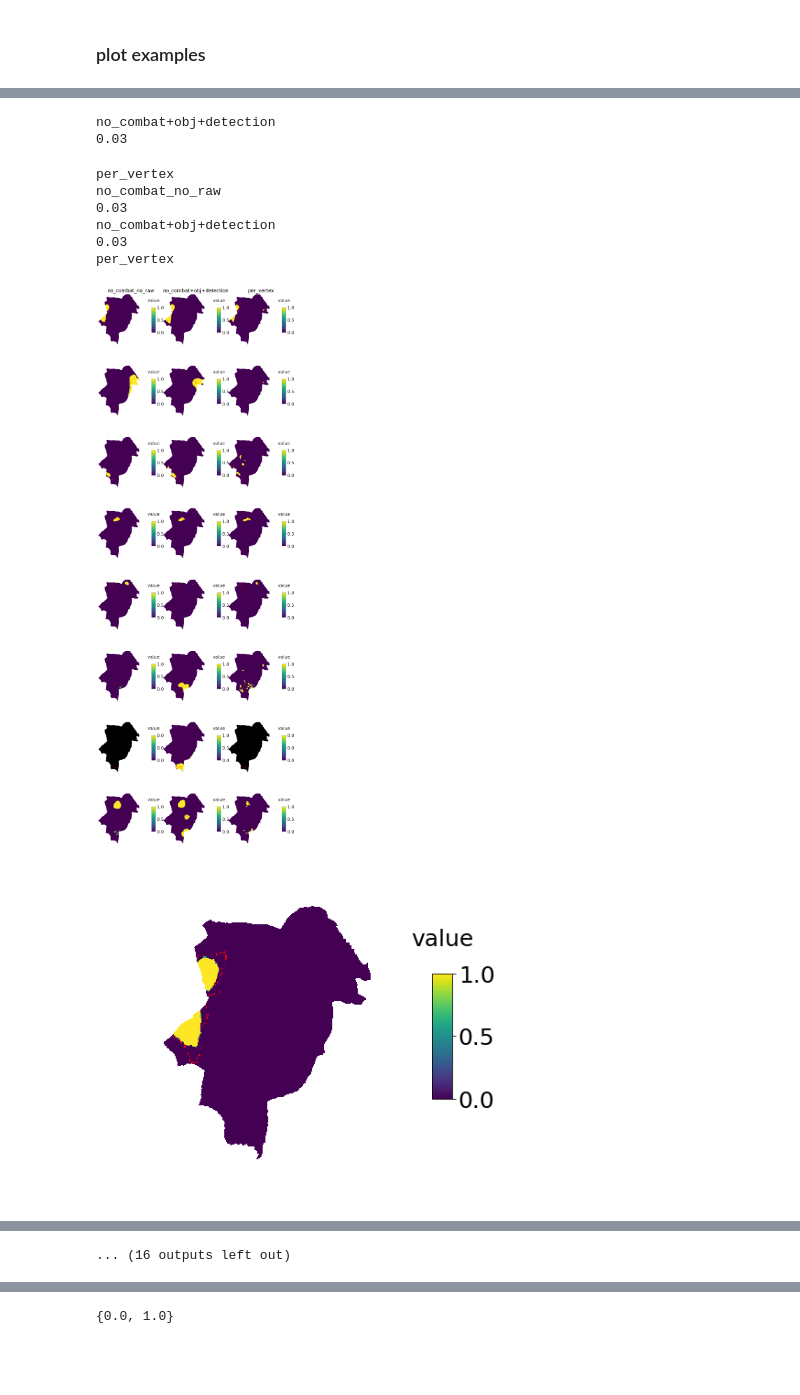
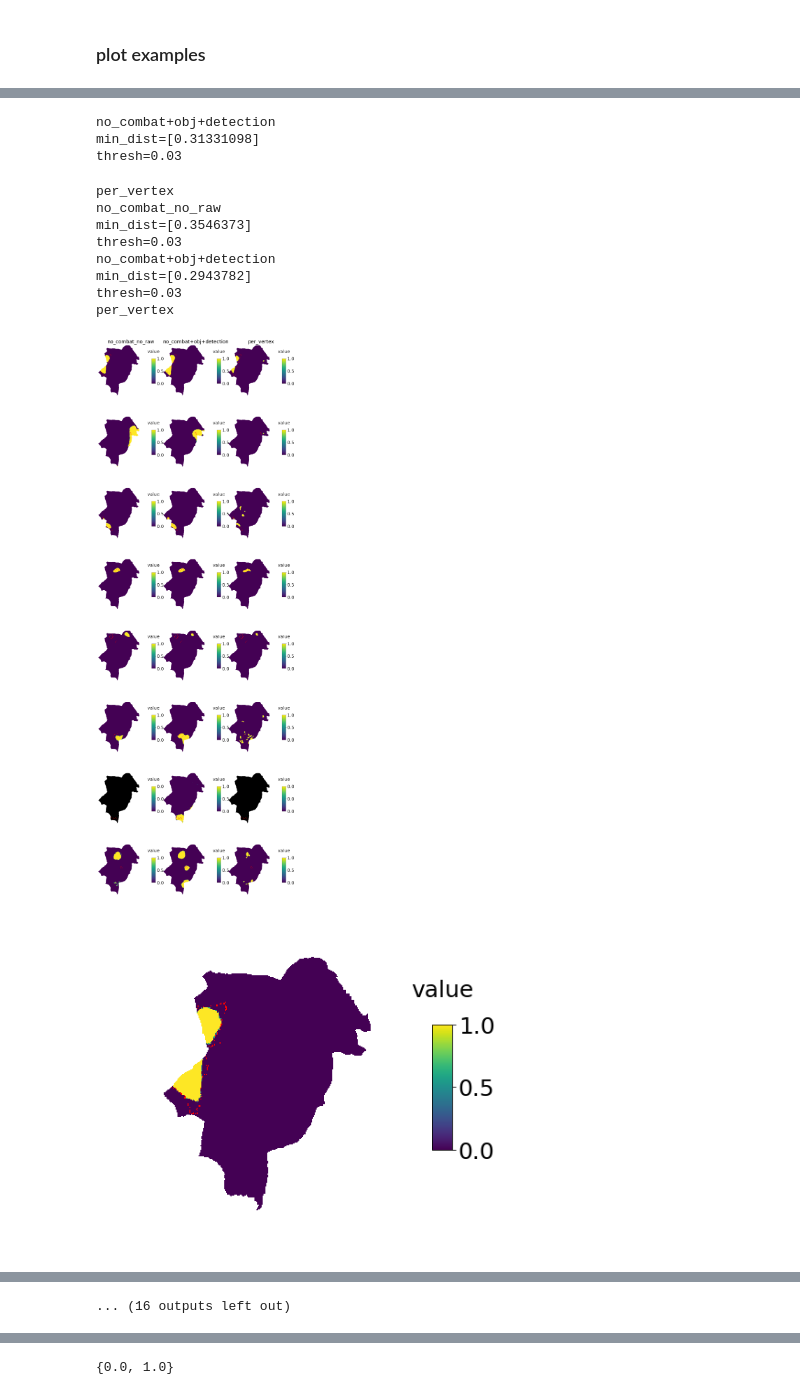
Before and after one commit to MELDProject/meld_graph, a Jupyter notebook: notebooks/analyse_predictions_size_trainval.ipynb, the cells around one changed output, grey strips where cells are left out. Drawn from its saved outputs; the diff is of its cells as text; code cells hidden in the pictures; blank space fills up the shorter version.

```diff
--- a/notebooks/analyse_predictions_size_trainval.ipynb
+++ b/notebooks/analyse_predictions_size_trainval.ipynb
@@ -112,8 +112,8 @@ def sigmoid(x, k=2, m=0.5, ymin=0.03, ymax=0.5):
 import pandas as pd
 
 #parameters for graph
-threshold_value = 0.03
-# threshold_value = 'sigmoid'
+# threshold_value = 0.03
+threshold_value = 'sigmoid'
 min_area_threshold=0
 print(threshold_value)
 
@@ -199,7 +199,7 @@ for si,subj in enumerate(subjects):
             #get sigmoid threshold
             if threshold_value == 'sigmoid':
                 min_dist = np.array([dist.min()])
-                threshold = sigmoid(np.array(min_dist), k=1, m=0.05, ymax=0.5)[0]
+                threshold = sigmoid(np.array(min_dist), k=1, m=0.05, ymax=0.4)[0]
             else:
                 threshold = threshold_value
             values['threshold']=threshold
@@ -438,7 +438,7 @@ def create_surface_plots(coords,faces,overlay,parcel=None, flat_map=True):
     im1 = np.array(im)
     return im1
 # %%
-### plot few predictions
+## plot few predictions
 import nibabel as nb
 import matplotlib_surface_plotting as msp
 import matplotlib.pyplot as plt
@@ -517,10 +517,11 @@ for i,subj in enumerate(sub_subjects):
             #threshold new predictions with sigmoid threshold
             if threshold_value=='sigmoid':
                 min_dist = np.array([dist.min()])
-                threshold = sigmoid(np.array(min_dist), k=1, m=0.05, ymax=0.5)[0]
+                threshold = sigmoid(np.array(min_dist), k=1, m=0.05, ymax=0.4)[0]
             else:
                 threshold = threshold_value
-            print(threshold)
+            print('min_dist='+str(min_dist))
+            print('thresh='+str(threshold))
             mask = np.zeros(len(cohort.cortex_mask), dtype=bool)
             mask[cohort.cortex_mask] = (result_hemis[hemi_les] >= threshold)
             #cluster new predictions
@@ -561,12 +562,15 @@ no_combat_no_raw
 no_combat+obj+detection
-0.03
+min_dist=[0.31331098]
+thresh=0.03
 per_vertex
 no_combat_no_raw
-0.03
+min_dist=[0.3546373]
+thresh=0.03
 no_combat+obj+detection
-0.03
+min_dist=[0.2943782]
+thresh=0.03
 per_vertex
-[figure, old version]
+[figure, new version]
 [figure]
 [figure]
 [figure]
```
Also changed, not shown: parts of 8 cells of this notebook, 1 other file.
